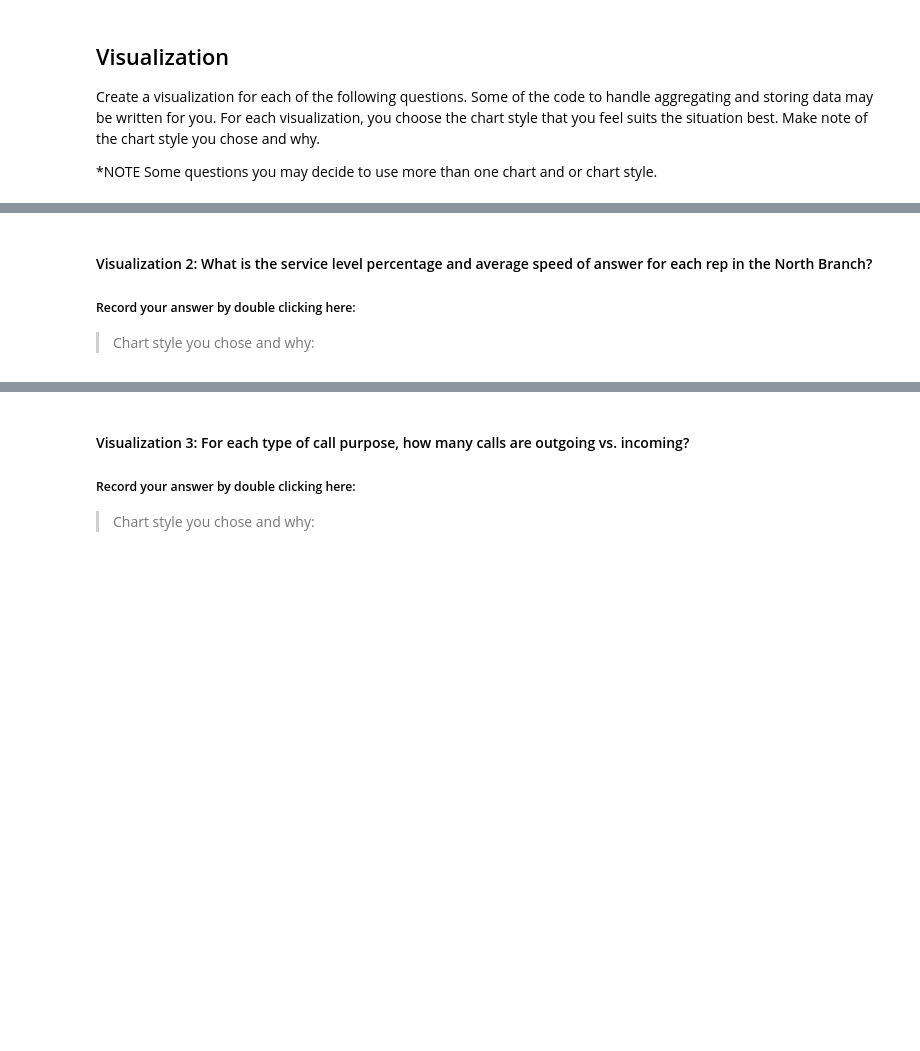
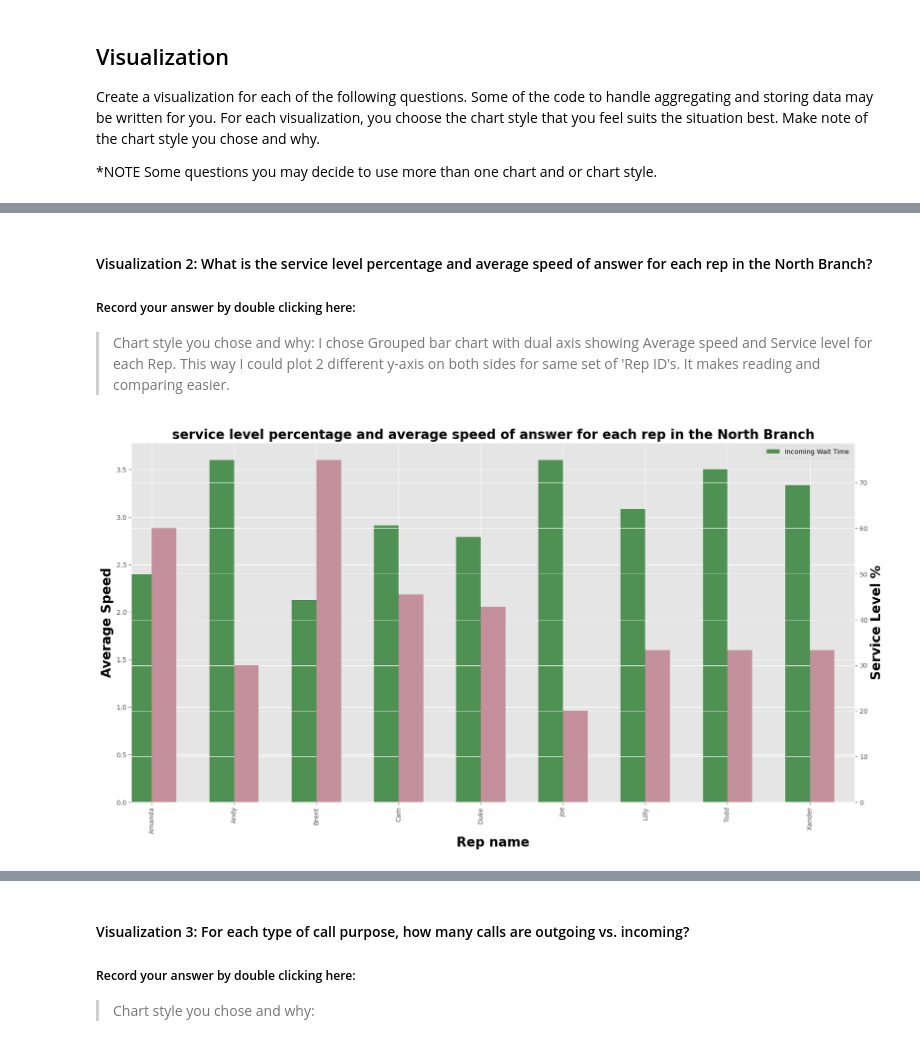
Before and after one commit to shilpasalil/call-center-cleanup-assignment, a Jupyter notebook: Call_Center_Cleanup.ipynb, the cells around one changed output, grey strips where cells are left out. Cells and saved outputs as stored; diff of their text form; code cells hidden in the pictures; blank space fills up the shorter version.

```diff
--- a/Call_Center_Cleanup.ipynb
+++ b/Call_Center_Cleanup.ipynb
@@ -608,30 +665,74 @@ for i in range(4):
 #### Visualization 2: What is the service level percentage and average speed of answer for each rep in the North Branch?
 ##### Record your answer by double clicking here:
 
-> Chart style you chose and why:
+> Chart style you chose and why: I chose Grouped bar chart with dual axis showing Average speed and Service level for each Rep. This way I could plot 2 different y-axis on both sides for same set of 'Rep ID's. It makes reading and comparing easier.
 # %%
 # Create visualization 2 here
 # north_plt contains the data you need for the average speed of answer of each rep
 
-north_plt = north.groupby("Rep ID")["Incoming Wait Time"].mean().to_frame().reset_index()
+north_plt = north_df.groupby("Rep ID")["Incoming Wait Time"].mean().to_frame().reset_index()
 
 # Finding each Rep's Personal Service Level Percentage.  Basically, Calls within 2 secs / total calls
 
 # Table 1: Total Incoming calls less than 2 seconds grouped by Rep
-quick_calls = north[north["Incoming Wait Time"] <= 2.0]
+quick_calls = north_df[north_df["Incoming Wait Time"] <= 2.0]
 quick_reps = quick_calls[["Rep ID", "Calls"]]
 quick_stats = quick_reps.groupby(["Rep ID"]).sum()  # Final Table
 
 
 # Table 2: Total Incoming Calls Only grouped by Rep
-total_calls_in = north[north["Incoming or Outgoing"] == "Incoming"]
+total_calls_in = north_df[north_df["Incoming or Outgoing"] == "Incoming"]
 rep_calls = total_calls_in[["Rep ID", "Calls"]]
 total_stats = rep_calls.groupby(["Rep ID"]).sum() # Final Table
 
 #  Table 3: Service Level Percentage created via merge
 service_level = pd.merge(quick_stats, total_stats, on="Rep ID")
 
 # Create Percentage Column in Table 3
 service_level["Service Level %"] = service_level["Calls_x"]/service_level["Calls_y"] * 100
+#service_level_plt=service_level["Service Level %"]
 
+#---------------------------
 #Your Code Here:
+#Grouped bar chart showing Average speed and Service level for each Rep
+fig = plt.figure(figsize=(20, 10)) # Create matplotlib figure
+ax = fig.add_subplot(111) # Create matplotlib axes
+ax2 = ax.twinx() # Create another axes that shares the same x-axis as ax.
+
+north_plt.plot(kind='bar', color='#4f9153', ax=ax, width=0.3, position=1)
+service_level["Service Level %"].plot(kind='bar', color='#c3909b', ax=ax2, width=0.3, position=0)
+#service_level_plt.plot(kind='bar', color='yellowgreen', ax=ax2, width=0.3, position=0)
+
+ax.set_ylabel('Average Speed',color = 'black', fontsize = 20, fontweight = 'bold')
+ax2.set_ylabel('Service Level %',color = 'black', fontsize = 20, fontweight = 'bold')
+ax.set_xlabel('Rep name',color = 'black', fontsize = 20, fontweight = 'bold')
+plt.title('service level percentage and average speed of answer for each rep in the North Branch', color = 'black', fontsize = 20, fontweight = 'bold')
+plt.savefig('bar_serviceLevel_avgSpeed.png')
+plt.show()
+
+#--------------------------------
+# #Another grouped Bar
+# import plotly.graph_objs as go
+# import plotly.express as px
+# from plotly.subplots import make_subplots
+# #def make_grouped_plot(df, attribute):
+# fig = plt.figure(figsize=(20, 10))
+#     #create figure with secondary y-axis
+# fig = make_subplots(specs=[[{"secondary_y": True}]])
+
+# #with plotly.go, each trace needs to be added into the figure seperately
+
+# fig.add_trace(go.Bar(x=north_plt["Rep ID"], y=north_plt['Incoming Wait Time'], name='Incoming Wait Time' ,marker_color = '#43B02A',offsetgroup=1 ,), secondary_y=False)
+# fig.add_trace(go.Bar(y=service_level['Service Level %'], name='Service Level %' ,marker_color = '#00A3E0',offsetgroup=2 ,hovertemplate = '%{y:$,.0f}'), secondary_y=True)
+
+# #fig.add_trace(go.Bar(x=service_level['Rep ID'], y=service_level['Service Level %'], name='Service Level %' ,marker_color = '#00A3E0',offsetgroup=2 ,hovertemplate = '%{y:$,.0f}'), secondary_y=True)
+# #change layout preferences
+# fig.update_layout(barmode='group', font_size = 14, hovermode="x unified")
+
+#     #set y-axes titles
+# fig.update_yaxes(title_text="Service Level % ", secondary_y=True)
+# fig.update_yaxes(title_text="Average Speed", secondary_y=False)
+
+# fig.show()
+# %% [output]
+[figure, added]
```
Also changed, not shown: parts of 13 cells of this notebook, 3 other files.
